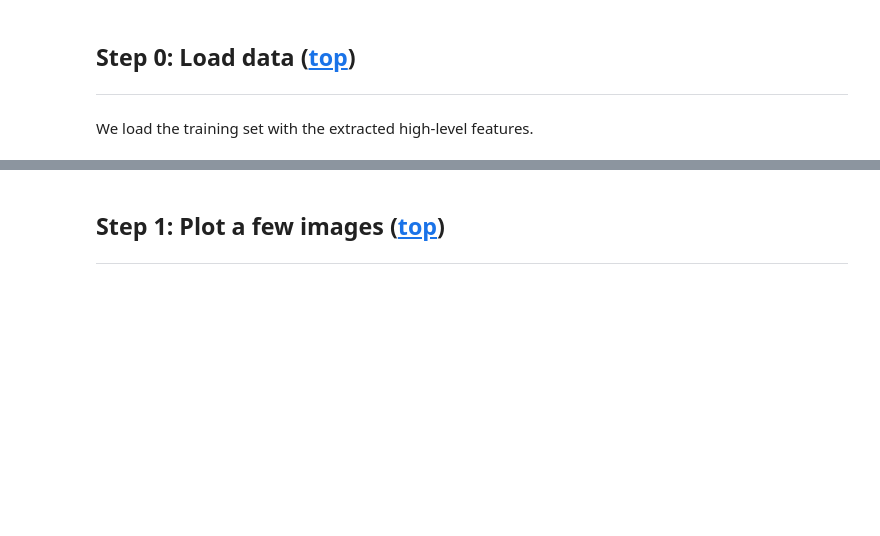
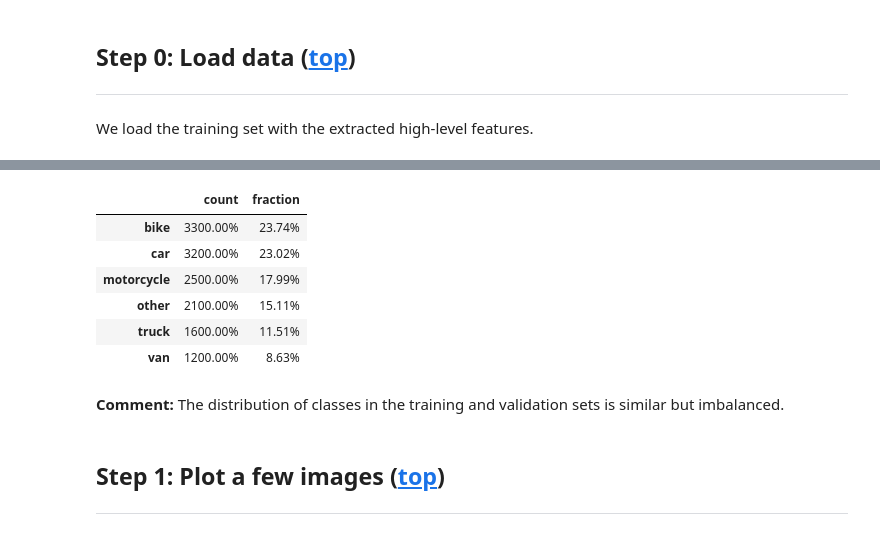
Before and after one commit to jeanrichard/epflx-adsml19-course4-project, a Jupyter notebook: 02_Data_exploration.ipynb, the cells around one changed output, grey strips where cells are left out. Cells and saved outputs as stored; diff of their text form; code cells hidden in the pictures; blank space fills up the shorter version.

```diff
--- a/02_Data_exploration.ipynb
+++ b/02_Data_exploration.ipynb
@@ -30,6 +31,16 @@ path_train = pathlib.Path.cwd() / 'data' / 'swissroads-features-train.npz'
 data_train = utils.load(path_train)
 print(separator)
 print(f'Dataset: train\n{utils.info(data_train)}')
+
+path_valid = pathlib.Path.cwd() / 'data' / 'swissroads-features-valid.npz'
+data_valid = utils.load(path_valid)
+print(separator)
+print(f'Dataset: valid\n{utils.info(data_valid)}')
+
+path_test = pathlib.Path.cwd() / 'data' / 'swissroads-features-test.npz'
+data_test = utils.load(path_test)
+print(separator)
+print(f'Dataset: test\n{utils.info(data_test)}')
 # %% [output]
 --------------------------------------------------------------------------------
 Dataset: train
@@ -41,7 +62,21 @@ features: shape=(280, 1280), dtype=float32
 # %%
 label_strs = data_train['label_strs']  # Same for all data sets.
+assert (
+    np.all(data_train['label_strs'] == data_valid['label_strs']) and
+    np.all(data_train['label_strs'] == data_test['label_strs'])
+)
 
 X_train = data_train['data']
 y_train = data_train['label_idxs']
 F_train = data_train['features']
 N_train = data_train['names']
+
+X_valid = data_valid['data']
+y_valid = data_valid['label_idxs']
+F_valid = data_valid['features']
+N_valid = data_valid['names']
+
+X_test = data_test['data']
+y_test = data_test['label_idxs']
+F_test = data_test['features']
+N_test = data_test['names']
@@ -48,3 +102,20 @@ N_train = data_train['names']
+# %%
+df_counts = (pd
+             .DataFrame(data=pd.Series(data=y_valid).value_counts(), columns=['count'])
+             .set_index(label_strs)
+)
+df_counts['fraction'] = df_counts['count'] / df_counts['count'].sum()
+df_counts.style.format('{:.2%}')
+# %% [output]
+|  | count | fraction |
+| bike | 3300.00% | 23.74% |
+| car | 3200.00% | 23.02% |
+| motorcycle | 2500.00% | 17.99% |
+| other | 2100.00% | 15.11% |
+| truck | 1600.00% | 11.51% |
+| van | 1200.00% | 8.63% |
+# %% [markdown]
+**Comment:** The distribution of classes in the training and validation sets is similar but imbalanced.
 # %% [markdown]
 ## Step 1: Plot a few images<a name="step-2.1"></a> ([top](#top-2))
 ---
```
Also changed, not shown: parts of 5 cells of this notebook, 9 other files.
